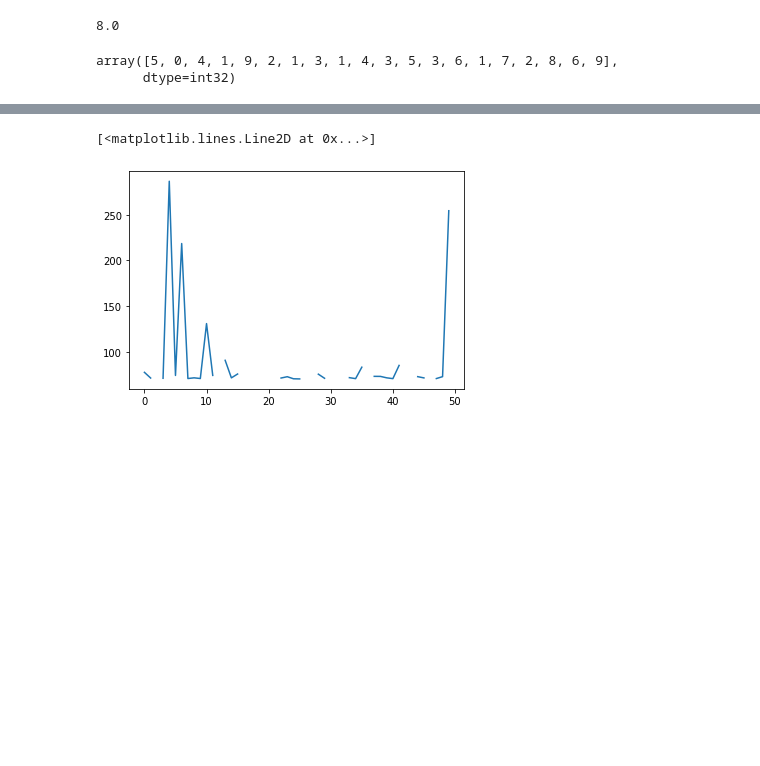
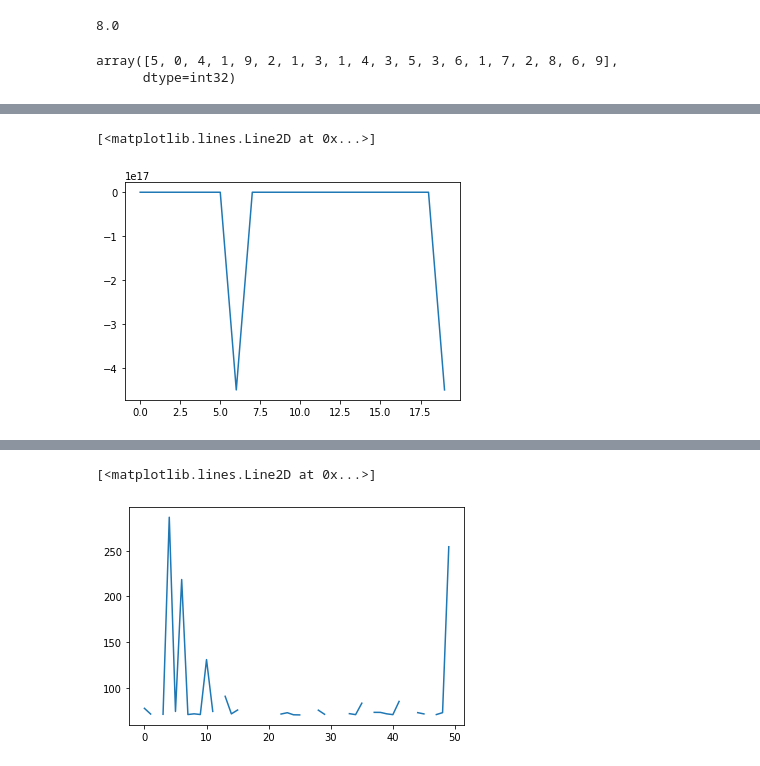
Before and after one commit to jonhilgart22/model-bias-experiments, a Jupyter notebook: notebooks/mnist_model_experiments.ipynb, the cells around one changed output, grey strips where cells are left out. Saved outputs shown, nothing was run; the diff lists cells and outputs as text; code cells hidden in the pictures; blank space fills up the shorter version.

```diff
--- a/notebooks/mnist_model_experiments.ipynb
+++ b/notebooks/mnist_model_experiments.ipynb
@@ -530,3 +543,8 @@ total_augment_pct 0.93
+# %%
+plt.plot(ALL_TOP_HALF_LOSS)
+# %% [output]
+[<matplotlib.lines.Line2D at 0x...>]
+[figure, added]
 # %%
 class_rmse = []
 class_loss = []
```
Also changed, not shown: parts of 10 cells of this notebook.
